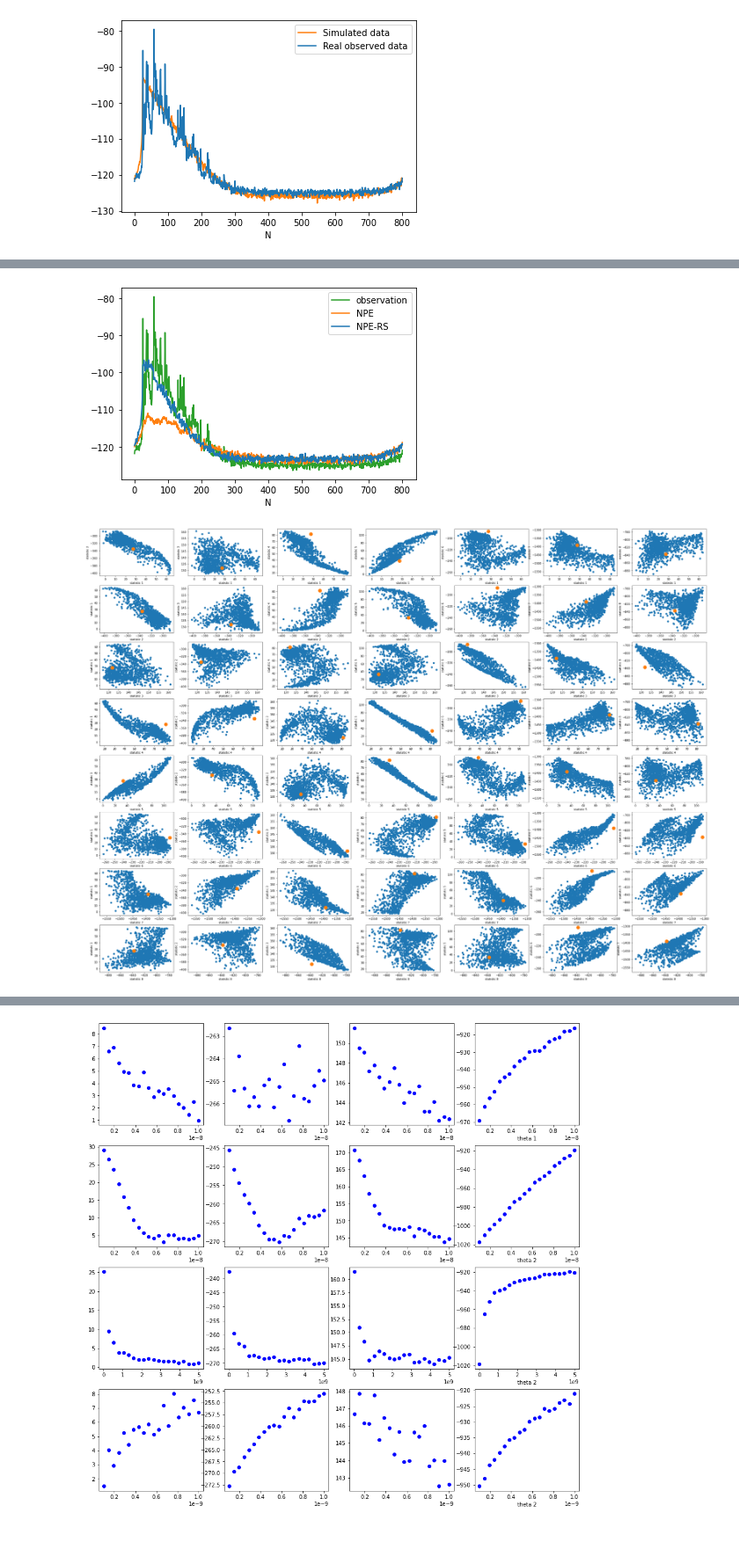
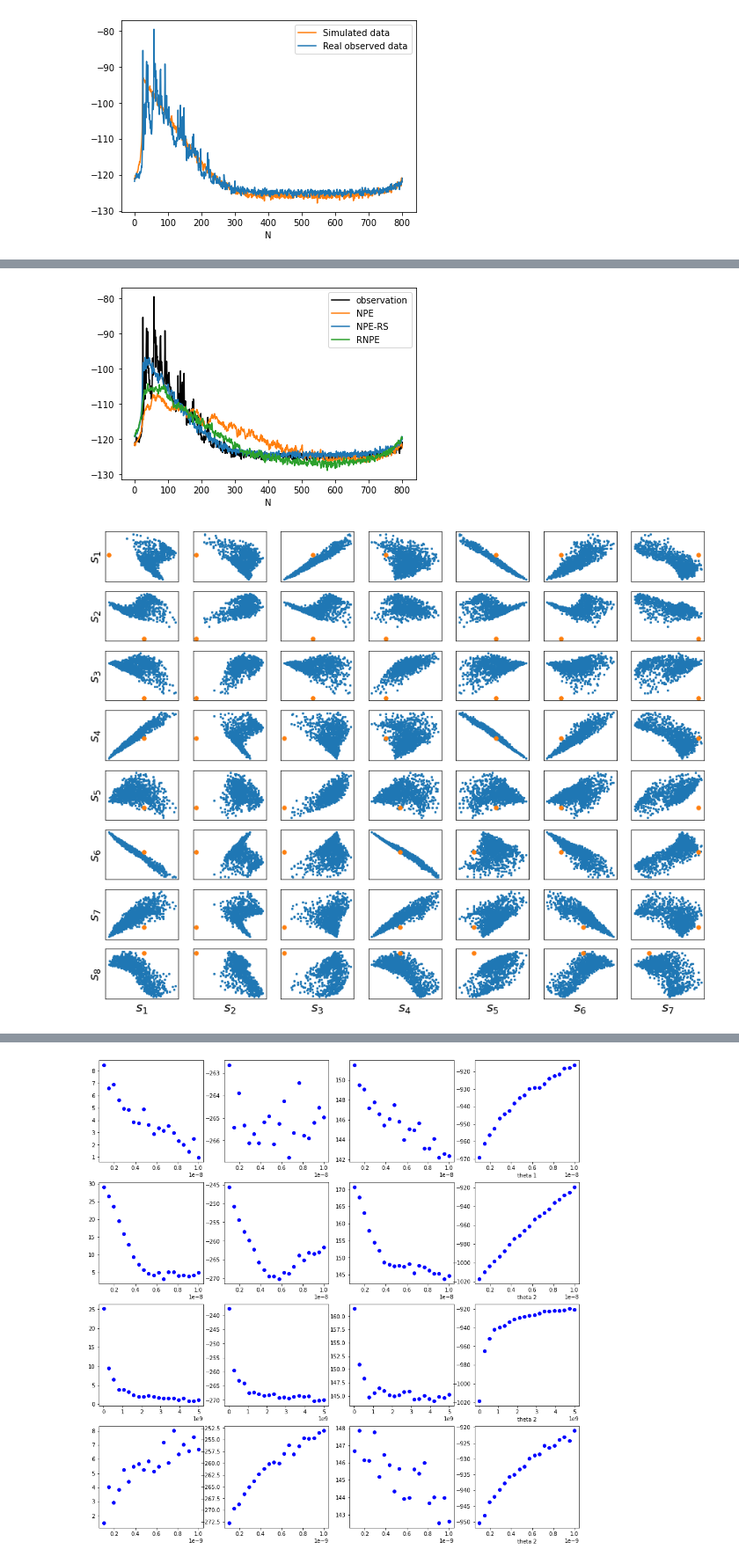
Before and after one commit to huangdaolang/robust-sbi, a Jupyter notebook: Turin-NPE.ipynb, the cells around one changed output, grey strips where cells are left out. Shown at 88% size. Cells and saved outputs as stored; diff of their text form; code cells hidden in the pictures; blank space fills up the shorter version.

```diff
--- a/Turin-NPE.ipynb
+++ b/Turin-NPE.ipynb
@@ -82,10 +63,10 @@ array([[-13.20415638, -33.78182564, -49.33960452, -64.8375634 ],
 # %%
 prior = [[1e-9, 1e-8], [1e-9, 1e-8], [1e7, 5e9], [1e-10, 1e-9]]
 
-theta = torch.tensor(np.load("data/turin_theta_2000_tau6.npy"))
-x = torch.tensor(np.load("data/turin_x_2000_tau6.npy")).reshape(2000, 100, 801)
+theta = torch.tensor(np.load("data/turin_theta_2000_tau0.npy"))
+x = torch.tensor(np.load("data/turin_x_2000_tau0.npy")).reshape(2000, 100, 801)
 
-simulator = turin(B=4e9, Ns=801, N=100, tau0=6e-9)
+simulator = turin(B=4e9, Ns=801, N=1, tau0=6e-9)
 theta_gt = torch.tensor([10**(-8.4), 7.8e-9, 1e9, 2.8e-10])
 obs_sim = simulator(theta_gt).to(device)
 
@@ -103,9 +84,10 @@ plt.show()
 # %%
-root_name = "objects/turin/none_num=2000_N=100_tau6/16"
+root_name = "objects/turin/none_beta=2.0_num=2000_N=100_tau0_small/4"
 sum_net_normal, density_estimator_normal, posterior_normal = load_models(root_name, device)
-
-post_samples_cont = posterior_normal.sample((10000,), x=obs_real.reshape(1, 1, 100, 801))
-post_samples_normal = posterior_normal.sample((10000,), x=obs_sim.reshape(1, 1, 100, 801))
+obs_real_small = temporalMomentsGeneral(obs_real.reshape(1, 100, 801))
+obs_sim_small = temporalMomentsGeneral(obs_sim.reshape(1, 100, 801))
+post_samples_cont = posterior_normal.sample((10000,), x=obs_real_small.reshape(1, 1, 100, 4))
+post_samples_normal = posterior_normal.sample((10000,), x=obs_sim_small.reshape(1, 1, 100, 4))
 
 plt.figure(figsize=(15, 10))
 for i in range(4):
@@ -154,7 +136,7 @@ plt.show()
 # %%
-root_name = "objects/turin/none_num=2000_N=100_tau0/1"
+root_name = "objects/turin/none_num=2000_N=100_tau0/4"
 sum_net_normal, density_estimator_normal, posterior_normal = load_models(root_name, device)
-root_name = "objects/turin/mmd_beta=2.0_num=2000_N=100_tau6/3"
+root_name = "objects/turin/mmd_beta=2.0_num=2000_N=100_tau0/12"
 sum_net_robust, density_estimator_robust, posterior_robust = load_models(root_name, device)
 
 post_samples_normal_cont = posterior_normal.sample((10000,), x=obs_real.reshape(1, 1, 100, 801))
@@ -181,0 +160,2 @@ WARNING:root:Only 0% posterior samples are within the
+# %%
+post_samples_rnpe_cont = torch.tensor(read_rnpe(seed=1))
@@ -182,33 +201,44 @@ WARNING:root:Only 0% posterior samples are within the
 # %%
-plt.plot(np.arange(801), torch.mean(obs_real, axis=0), color="tab:green", label="observation")
+simulator = turin(B=4e9, Ns=801, N=100, tau0=6e-9)
+# np.save("post_samples_npe.npy", post_samples_normal_cont.detach().numpy())
+# np.save("post_samples_rnpe.npy", post_samples_rnpe_cont.detach().numpy())
+np.save("post_samples_ours.npy", post_samples_robust_cont.detach().numpy())
+plt.plot(np.arange(801), torch.mean(obs_real, axis=0), color="black", label="observation")
 
-predictive_samples_normal = simulator(torch.mean(post_samples_normal_cont, axis=0))
-plt.plot(np.arange(801), torch.mean(predictive_samples_normal, axis=0), color="tab:orange", label="NPE")
+predictive_samples_npe = simulator(torch.mean(post_samples_normal_cont, axis=0))
+plt.plot(np.arange(801), torch.mean(predictive_samples_npe, axis=0), color="tab:orange", label="NPE")
 
-predictive_samples_robust = simulator(torch.mean(post_samples_robust_cont, axis=0))
-plt.plot(np.arange(801), torch.mean(predictive_samples_robust, axis=0), color="tab:blue", label="NPE-RS")
+predictive_samples_ours = simulator(torch.mean(post_samples_robust_cont, axis=0))
+plt.plot(np.arange(801), torch.mean(predictive_samples_ours, axis=0), color="tab:blue", label="NPE-RS")
+
+predictive_samples_rnpe = simulator(torch.mean(post_samples_rnpe_cont, axis=0))
+plt.plot(np.arange(801), torch.mean(predictive_samples_rnpe, axis=0), color="tab:green", label="RNPE")
 
 plt.legend()
 plt.xlabel("N")
 plt.show()
 # %% [output]
-[figure, old version]
+[figure, new version]
 # %%
 obs_summary = sum_net_normal(obs_real.unsqueeze(0))[1].detach().numpy()
 x_summary = sum_net_normal(x[:1000])[1].detach().numpy()
 
 stat = list(permutations(range(8), 2))
 
-plt.figure(figsize=(40, 30))
+plt.figure(figsize=(15, 12))
 for i in range(len(stat)):
     plt.subplot(8, 7, i+1)
-    plt.scatter(x_summary[:, stat[i][0]], x_summary[:, stat[i][1]])
-    plt.scatter(obs_summary[0, stat[i][0]], obs_summary[0, stat[i][1]], s=150)
-    plt.xlabel(f"statistic {stat[i][0]+1}")
-    plt.ylabel(f"statistic {stat[i][1]+1}")
-plt.show()
+    plt.scatter(x_summary[:, stat[i][1]], x_summary[:, stat[i][0]], s=5)
+    plt.scatter(obs_summary[0, stat[i][1]], obs_summary[0, stat[i][0]], s=30)
+    plt.tick_params(left = False, right = False , labelleft = False ,
+                labelbottom = False, bottom = False)
+    if i%7==0:
+        plt.ylabel("$s_{i}$".format(i=stat[i][0]+1), fontsize=18)
+    if len(stat)-7 <= i < len(stat):
+        plt.xlabel("$s_{i}$".format(i=stat[i][1]+1), fontsize=18, fontweight="bold")
+plt.savefig("turin_summary_npe.pdf")
 # %% [output]
-[figure, old version]
+[figure, new version]
 # %%
 obs_summary = sum_net_robust(obs_real.unsqueeze(0))[1].detach().numpy()
 x_summary = sum_net_robust(x[:1000])[1].detach().numpy()
```
Also changed, not shown: parts of 9 cells of this notebook, 12 other files.
